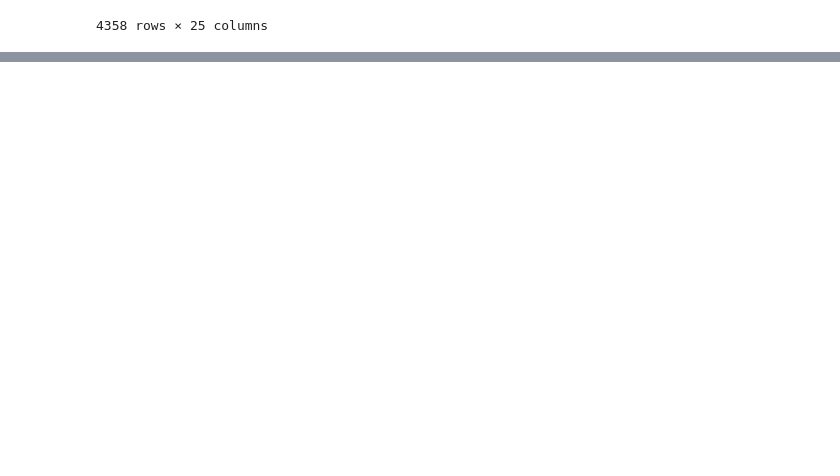
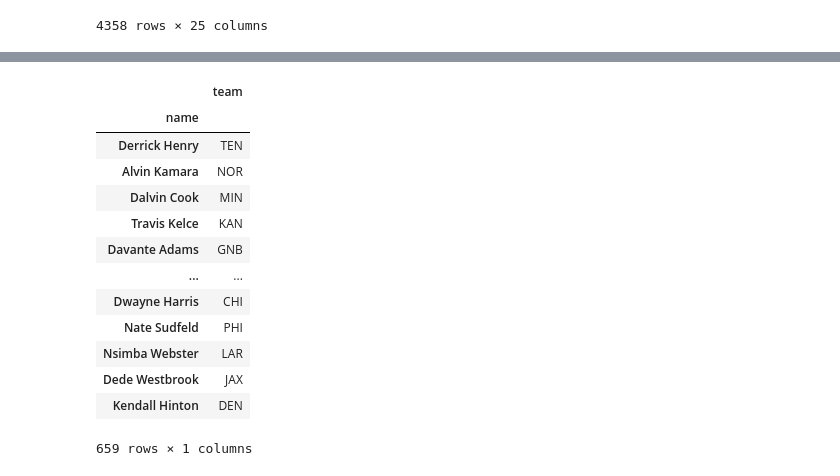
Before and after one commit to sbull32/team_cautious_waffle, a Jupyter notebook: Data.ipynb, the cells around one changed output, grey strips where cells are left out. Drawn from its saved outputs; the diff is of its cells as text; code cells hidden in the pictures; blank space fills up the shorter version.

```diff
--- a/Data.ipynb
+++ b/Data.ipynb
@@ -327,7 +327,7 @@ url = "https://www.pro-football-reference.com/years/{}/fantasy.htm".format(year)
 html = urlopen(url)
 soup = BeautifulSoup(html)
 # %%
-# Getting the table row data - two lists (player and position)
+# Getting the table row data - three lists (player, position, and team)
 
 # Grab all rows that are not classed as table header rows - football reference places a table header row every 30 rows
 rows = soup.findAll('tr', class_ = lambda table_rows: table_rows != "thead")
@@ -340,6 +340,10 @@ player = player[2:] # Removes the first two empty rows from the player stats lis
 position = [[td.getText() for td in rows[i].find_all('td', attrs={'data-stat': 'fantasy_pos'})]
                 for i in range(len(rows))]
 position = position[2:] # Removes the first two empty rows from the player stats list
+
+team = [[td.getText() for td in rows[i].find_all('td', attrs={'data-stat': 'team'})]
+                for i in range(len(rows))]
+team = team[2:] # Removes the first two empty rows from the player stats list
 # %%
 # Reduce player from a list of a list to a list
 out1 = []
@@ -501,0 +507,5 @@ nfl_2020_df.to_csv('nfl_2020_player_stats.csv')
+# %%
+# Reduce team from a list of a list to a list
+out3 = []
+for sublist in team:
+    out3.extend(sublist)
@@ -501,0 +532,28 @@ nfl_2020_df.to_csv('nfl_2020_player_stats.csv')
+# %%
+# Creating a Pandas DataFrame object from the two lists
+t = {'name':out1, 'team': out3}
+team_df = pd.DataFrame(t, columns=['name','team'])
+
+# Removing symbols from names
+team_symbols = ["*", "+"]
+for name in team_symbols:
+    team_df["name"] = team_df["name"].str.replace(name,"")
+
+team_df.set_index('name', inplace = True)
+
+team_df
+# %% [output]
+|  | team |
+| name |  |
+| Derrick Henry | TEN |
+| Alvin Kamara | NOR |
+| Dalvin Cook | MIN |
+| Travis Kelce | KAN |
+| Davante Adams | GNB |
+| ... | ... |
+| Dwayne Harris | CHI |
+| Nate Sudfeld | PHI |
+| Nsimba Webster | LAR |
+| Dede Westbrook | JAX |
+| Kendall Hinton | DEN |
+659 rows × 1 columns
```
Also changed, not shown: parts of 4 cells of this notebook, 2 other files.
